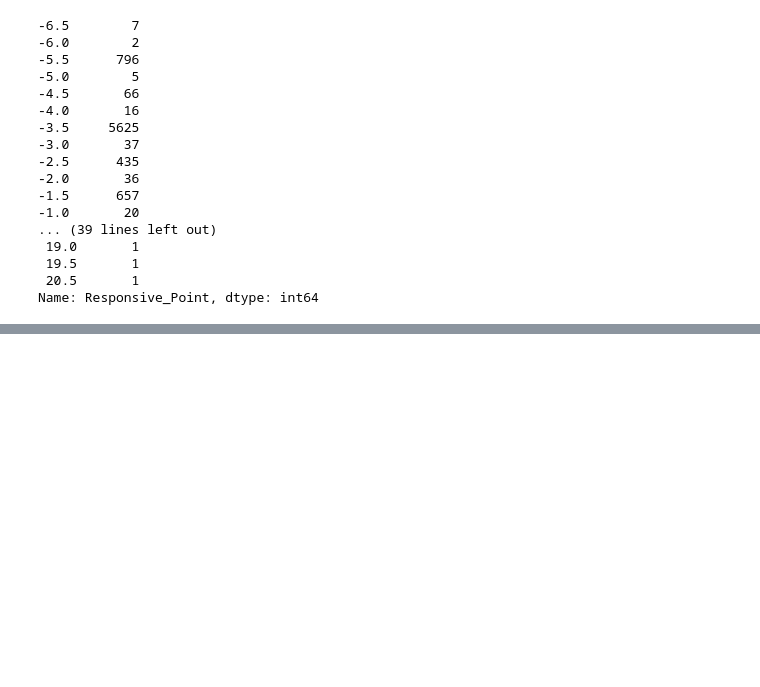
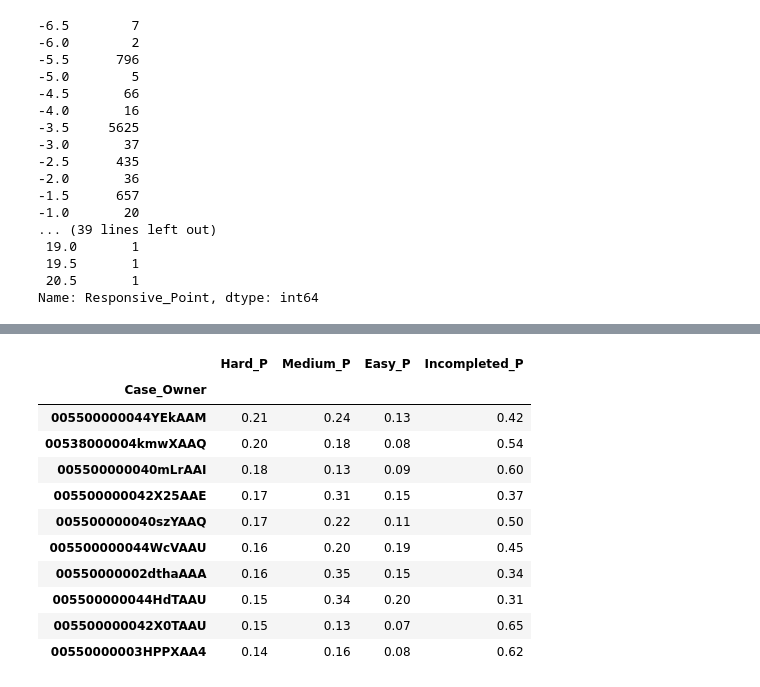
Before and after one commit to iAlhasan/DSP-Project, a Jupyter notebook: Quynh_StoryLine#2.ipynb, the cells around one changed output, grey strips where cells are left out. Saved outputs shown, nothing was run; the diff lists cells and outputs as text; code cells hidden in the pictures; blank space fills up the shorter version.

```diff
--- a/Quynh_StoryLine#2.ipynb
+++ b/Quynh_StoryLine#2.ipynb
@@ -1175,0 +1260,7 @@ table
+# %%
+# Calculate the percentage of Easy/ Medium/ Hard completed out of the total SUCCESSFUL cases for each owner
+successful["Easy_P"] = round(successful["Easy"]/successful["Total_Successful"],2)
+successful["Medium_P"] = round(successful["Medium"]/successful["Total_Successful"],2)
+successful["Hard_P"] = round(successful["Hard"]/successful["Total_Successful"],2)
+top_successful = successful[['Hard_P','Medium_P', 'Easy_P']].sort_values(by=['Hard_P'], ascending=False)
+top_successful.head(10)
@@ -1175,0 +1280,22 @@ table
+# %%
+# Calculate the percentage of Easy/ Medium/ Hard completed out of the total ASSGINED cases for each owner
+successful["Easy_P"] = round(successful["Easy"]/successful["Total_Assgined"],2)
+successful["Medium_P"] = round(successful["Medium"]/successful["Total_Assgined"],2)
+successful["Hard_P"] = round(successful["Hard"]/successful["Total_Assgined"],2)
+result = successful[['Hard_P','Medium_P', 'Easy_P']].sort_values(by=['Hard_P'], ascending=False)
+result['Incompleted_P'] = 1 - result['Easy_P'] - result['Medium_P']- result['Hard_P']
+result = result.head(10).sort_values(by=['Hard_P'], ascending=False)
+result
+# %% [output]
+|  | Hard_P | Medium_P | Easy_P | Incompleted_P |
+| Case_Owner |  |  |  |  |
+| 005500000044YEkAAM | 0.21 | 0.24 | 0.13 | 0.42 |
+| 00538000004kmwXAAQ | 0.20 | 0.18 | 0.08 | 0.54 |
+| 005500000040mLrAAI | 0.18 | 0.13 | 0.09 | 0.60 |
+| 005500000042X25AAE | 0.17 | 0.31 | 0.15 | 0.37 |
+| 005500000040szYAAQ | 0.17 | 0.22 | 0.11 | 0.50 |
+| 005500000044WcVAAU | 0.16 | 0.20 | 0.19 | 0.45 |
+| 00550000002dthaAAA | 0.16 | 0.35 | 0.15 | 0.34 |
+| 005500000044HdTAAU | 0.15 | 0.34 | 0.20 | 0.31 |
+| 005500000042X0TAAU | 0.15 | 0.13 | 0.07 | 0.65 |
+| 00550000003HPPXAA4 | 0.14 | 0.16 | 0.08 | 0.62 |
```
Also changed, not shown: parts of 61 cells of this notebook.
